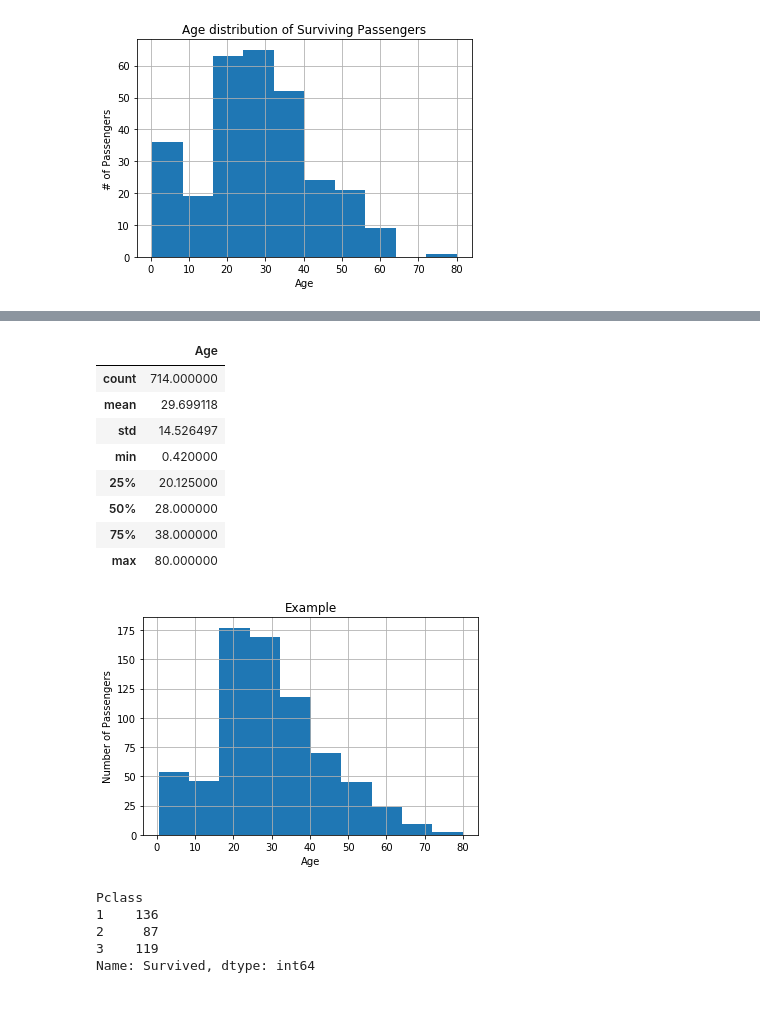
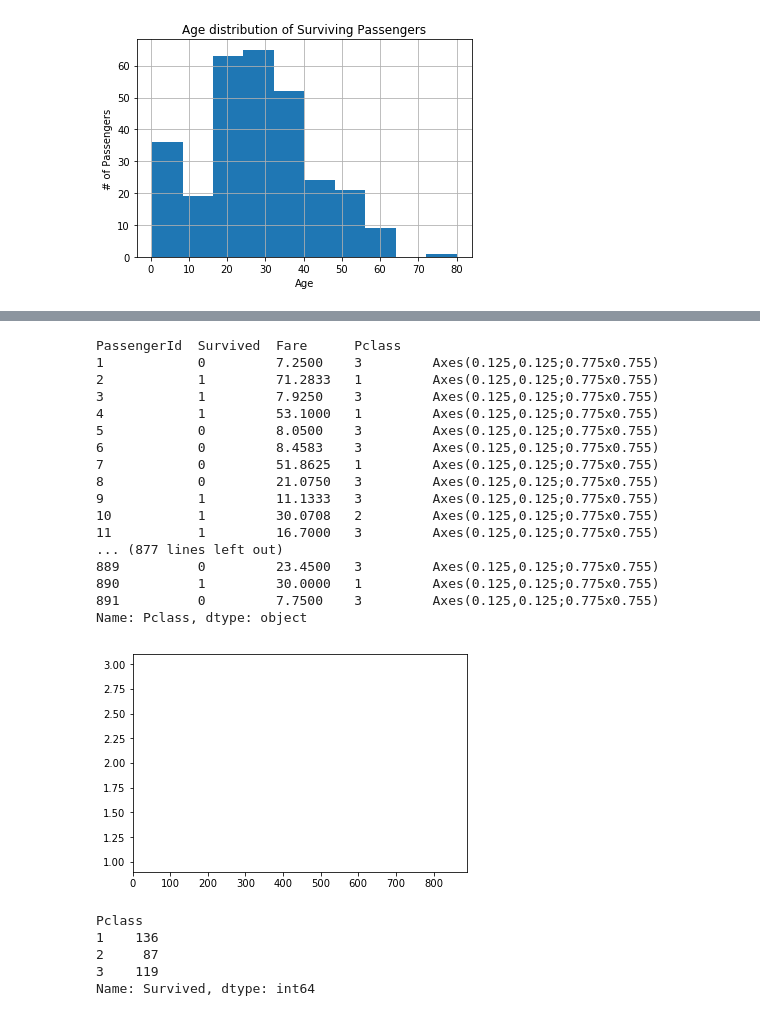
Before and after one commit to kmusante/titanic_data, a Jupyter notebook: titanic.ipynb, the cells around one changed output, grey strips where cells are left out. Cells and saved outputs as stored; diff of their text form; code cells hidden in the pictures.

```diff
--- a/titanic.ipynb
+++ b/titanic.ipynb
@@ -203,20 +181,32 @@ titanic_data.groupby(['Sex'])[['Survived']].count().plot(kind='bar').set_ylabel(
-# %%
-ax = titanic_data['Age'].hist()
-ax.set_ylabel('Number of Passengers')
-ax.set_xlabel('Age')
-ax.set_title('Example')
-pd.DataFrame(titanic_data['Age'].describe())
-# %% [output]
-|  | Age |
-| count | 714.000000 |
-| mean | 29.699118 |
-| std | 14.526497 |
-| min | 0.420000 |
-| 25% | 20.125000 |
-| 50% | 28.000000 |
-| 75% | 38.000000 |
-| max | 80.000000 |
-[figure, removed]
+# %%
+#start with a sub-set of data and verify that the least expensive fares were generally in Pclass 3
+titanic_subset2=titanic_data.groupby(['PassengerId', 'Survived', 'Fare', 'Pclass'])
+#print titanic_subset2['Survived'].first().head(n=30)
+
+titanic_subset2['Pclass'].plot(kind='line')
+#ax2 = titanic_subset2['Survived'].count().plot(kind='line', color='blue', position=1)
+#ax.set_xlabel("price")
+#ax.set_ylabel("Pclass")
+#plt.show()
+# %% [output]
+PassengerId  Survived  Fare      Pclass
+1            0         7.2500    3         Axes(0.125,0.125;0.775x0.755)
+2            1         71.2833   1         Axes(0.125,0.125;0.775x0.755)
+3            1         7.9250    3         Axes(0.125,0.125;0.775x0.755)
+4            1         53.1000   1         Axes(0.125,0.125;0.775x0.755)
+5            0         8.0500    3         Axes(0.125,0.125;0.775x0.755)
+6            0         8.4583    3         Axes(0.125,0.125;0.775x0.755)
+7            0         51.8625   1         Axes(0.125,0.125;0.775x0.755)
+8            0         21.0750   3         Axes(0.125,0.125;0.775x0.755)
+9            1         11.1333   3         Axes(0.125,0.125;0.775x0.755)
+10           1         30.0708   2         Axes(0.125,0.125;0.775x0.755)
+11           1         16.7000   3         Axes(0.125,0.125;0.775x0.755)
+... (877 lines left out)
+889          0         23.4500   3         Axes(0.125,0.125;0.775x0.755)
+890          1         30.0000   1         Axes(0.125,0.125;0.775x0.755)
+891          0         7.7500    3         Axes(0.125,0.125;0.775x0.755)
+Name: Pclass, dtype: object
+[figure, added]
 # %%
 titanic_data.groupby(['Pclass'])['Survived'].sum()
 # %% [output]
```
Also changed, not shown: parts of 15 cells of this notebook.
